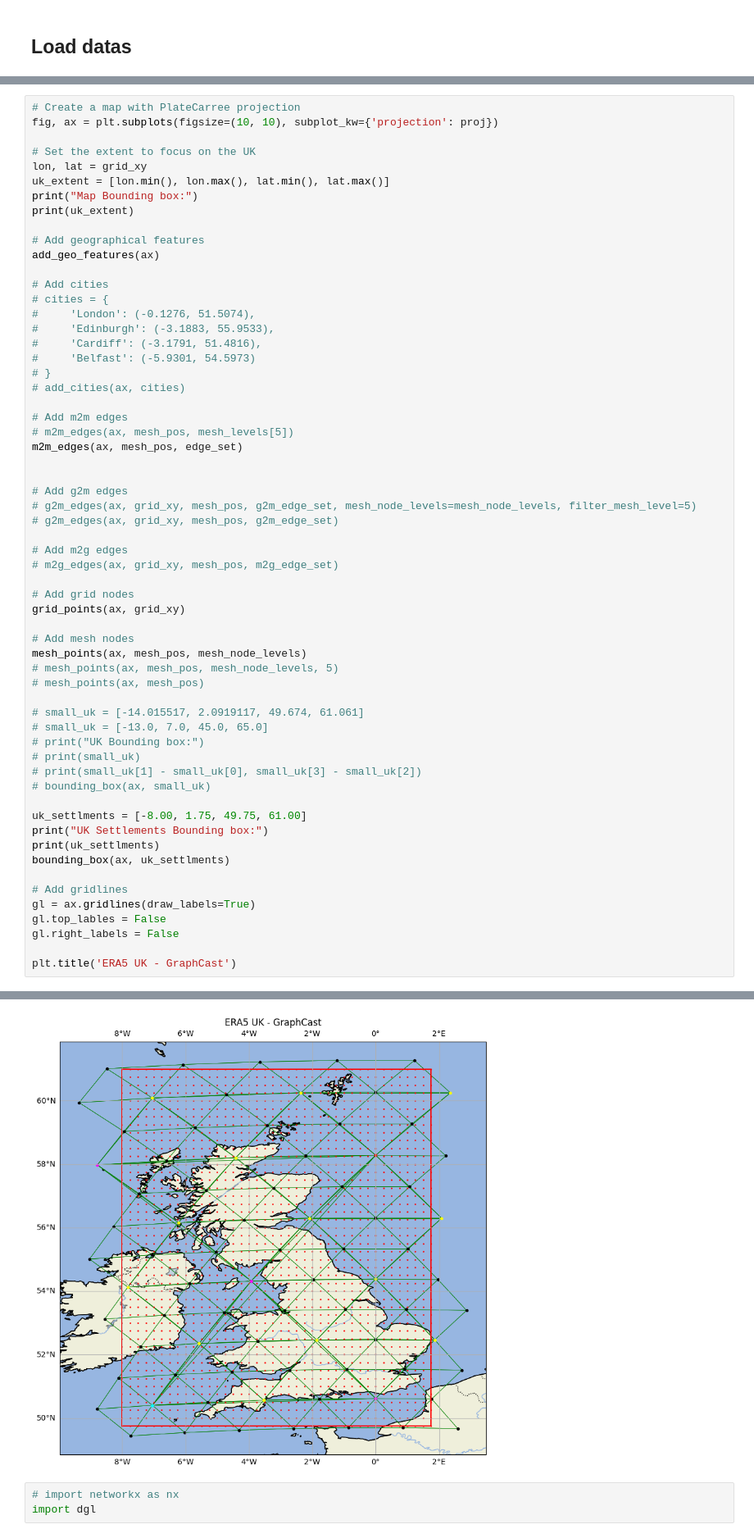
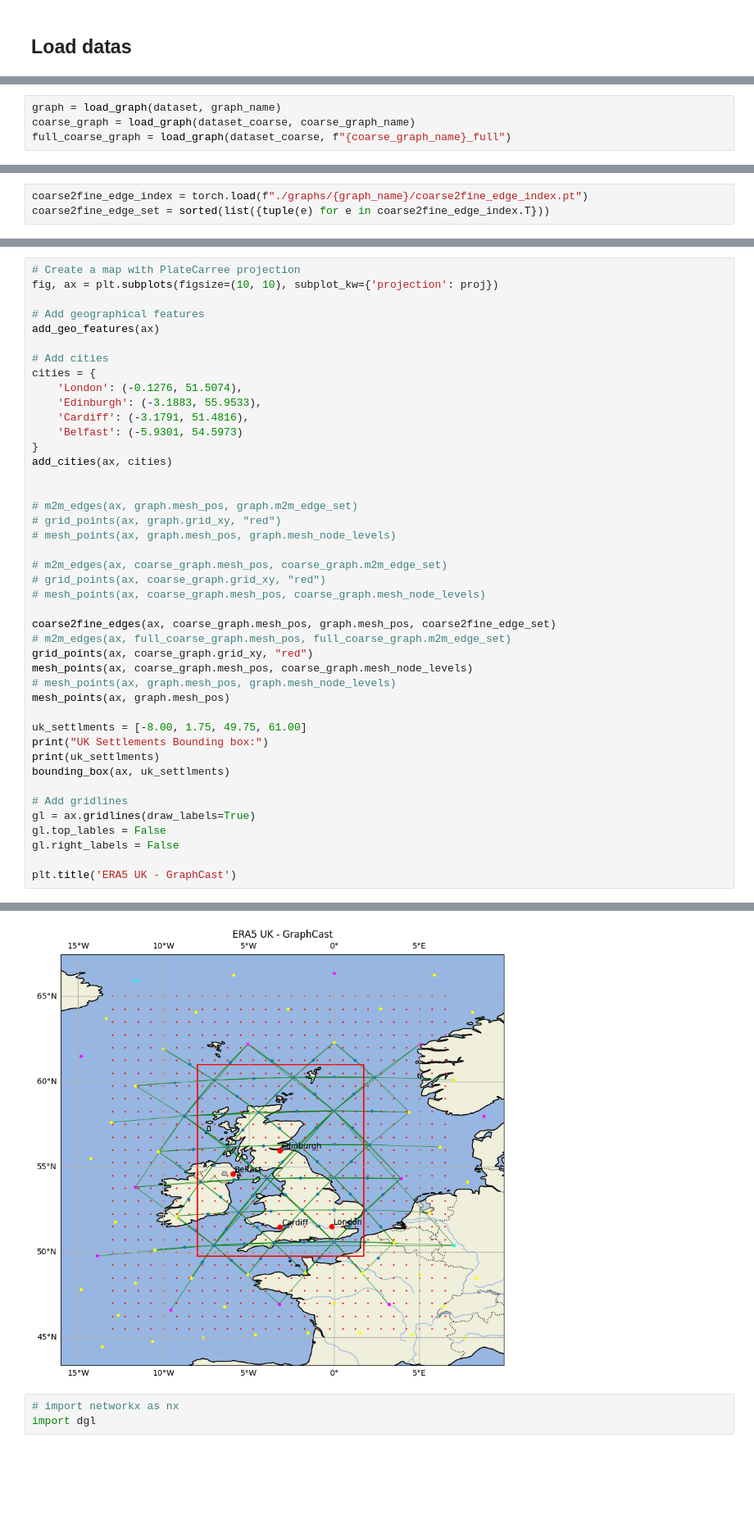
Before and after one commit to bet20ICL/neural-lam, a Jupyter notebook: notebooks/plot_map.ipynb, the cells around one changed output, grey strips where cells are left out. Shown at 82% size. Saved outputs shown, nothing was run; the diff lists cells and outputs as text; blank space fills up the shorter version.

Commit message:
- create coarse 2 fine graph for space attention
- add script for making coarse dataset

- move ico mesh gen into graphcast_global

- refactor helpers in plot_map.ipynb to graph_utils.py

```diff
--- a/notebooks/plot_map.ipynb
+++ b/notebooks/plot_map.ipynb
@@ -234,0 +180,4 @@ grid_extent
+# %%
+graph = load_graph(dataset, graph_name)
+coarse_graph = load_graph(dataset_coarse, coarse_graph_name)
+full_coarse_graph = load_graph(dataset_coarse, f"{coarse_graph_name}_full")
@@ -234,0 +205,3 @@ grid_extent
+# %%
+coarse2fine_edge_index = torch.load(f"./graphs/{graph_name}/coarse2fine_edge_index.pt")
+coarse2fine_edge_set = sorted(list({tuple(e) for e in coarse2fine_edge_index.T}))
@@ -235,51 +210,34 @@ grid_extent
 # %%
 # Create a map with PlateCarree projection
 fig, ax = plt.subplots(figsize=(10, 10), subplot_kw={'projection': proj})
-
-# Set the extent to focus on the UK
-lon, lat = grid_xy
-uk_extent = [lon.min(), lon.max(), lat.min(), lat.max()]
-print("Map Bounding box:")
-print(uk_extent)
 
 # Add geographical features
 add_geo_features(ax)
 
 # Add cities
-# cities = {
-#     'London': (-0.1276, 51.5074),
-#     'Edinburgh': (-3.1883, 55.9533),
-#     'Cardiff': (-3.1791, 51.4816),
-#     'Belfast': (-5.9301, 54.5973)
-# }
-# add_cities(ax, cities)
-
-# Add m2m edges
-# m2m_edges(ax, mesh_pos, mesh_levels[5])
-m2m_edges(ax, mesh_pos, edge_set)
+cities = {
+    'London': (-0.1276, 51.5074),
+    'Edinburgh': (-3.1883, 55.9533),
+    'Cardiff': (-3.1791, 51.4816),
+    'Belfast': (-5.9301, 54.5973)
+}
+add_cities(ax, cities)
 
 
-# Add g2m edges
-# g2m_edges(ax, grid_xy, mesh_pos, g2m_edge_set, mesh_node_levels=mesh_node_levels, filter_mesh_level=5)
-# g2m_edges(ax, grid_xy, mesh_pos, g2m_edge_set)
+# m2m_edges(ax, graph.mesh_pos, graph.m2m_edge_set)
+# grid_points(ax, graph.grid_xy, "red")
+# mesh_points(ax, graph.mesh_pos, graph.mesh_node_levels)
 
-# Add m2g edges
-# m2g_edges(ax, grid_xy, mesh_pos, m2g_edge_set)
+# m2m_edges(ax, coarse_graph.mesh_pos, coarse_graph.m2m_edge_set)
+# grid_points(ax, coarse_graph.grid_xy, "red")
+# mesh_points(ax, coarse_graph.mesh_pos, coarse_graph.mesh_node_levels)
 
-# Add grid nodes
-grid_points(ax, grid_xy)
-
-# Add mesh nodes
-mesh_points(ax, mesh_pos, mesh_node_levels)
-# mesh_points(ax, mesh_pos, mesh_node_levels, 5)
-# mesh_points(ax, mesh_pos)
-
-# small_uk = [-14.015517, 2.0919117, 49.674, 61.061]
-# small_uk = [-13.0, 7.0, 45.0, 65.0]
-# print("UK Bounding box:")
-# print(small_uk)
-# print(small_uk[1] - small_uk[0], small_uk[3] - small_uk[2])
-# bounding_box(ax, small_uk)
+coarse2fine_edges(ax, coarse_graph.mesh_pos, graph.mesh_pos, coarse2fine_edge_set)
+# m2m_edges(ax, full_coarse_graph.mesh_pos, full_coarse_graph.m2m_edge_set)
+grid_points(ax, coarse_graph.grid_xy, "red")
+mesh_points(ax, coarse_graph.mesh_pos, coarse_graph.mesh_node_levels)
+# mesh_points(ax, graph.mesh_pos, graph.mesh_node_levels)
+mesh_points(ax, graph.mesh_pos)
 
 uk_settlments = [-8.00, 1.75, 49.75, 61.00]
 print("UK Settlements Bounding box:")
@@ -298,7 +254,7 @@ Map Bounding box:
 UK Settlements Bounding box:
 [-8.0, 1.75, 49.75, 61.0]
 Text(0.5, 1.0, 'ERA5 UK - GraphCast')
-[figure, old version]
+[figure, new version]
 # %%
 # import networkx as nx
 import dgl
```
Also changed, not shown: parts of 19 cells of this notebook, 9 other files.
